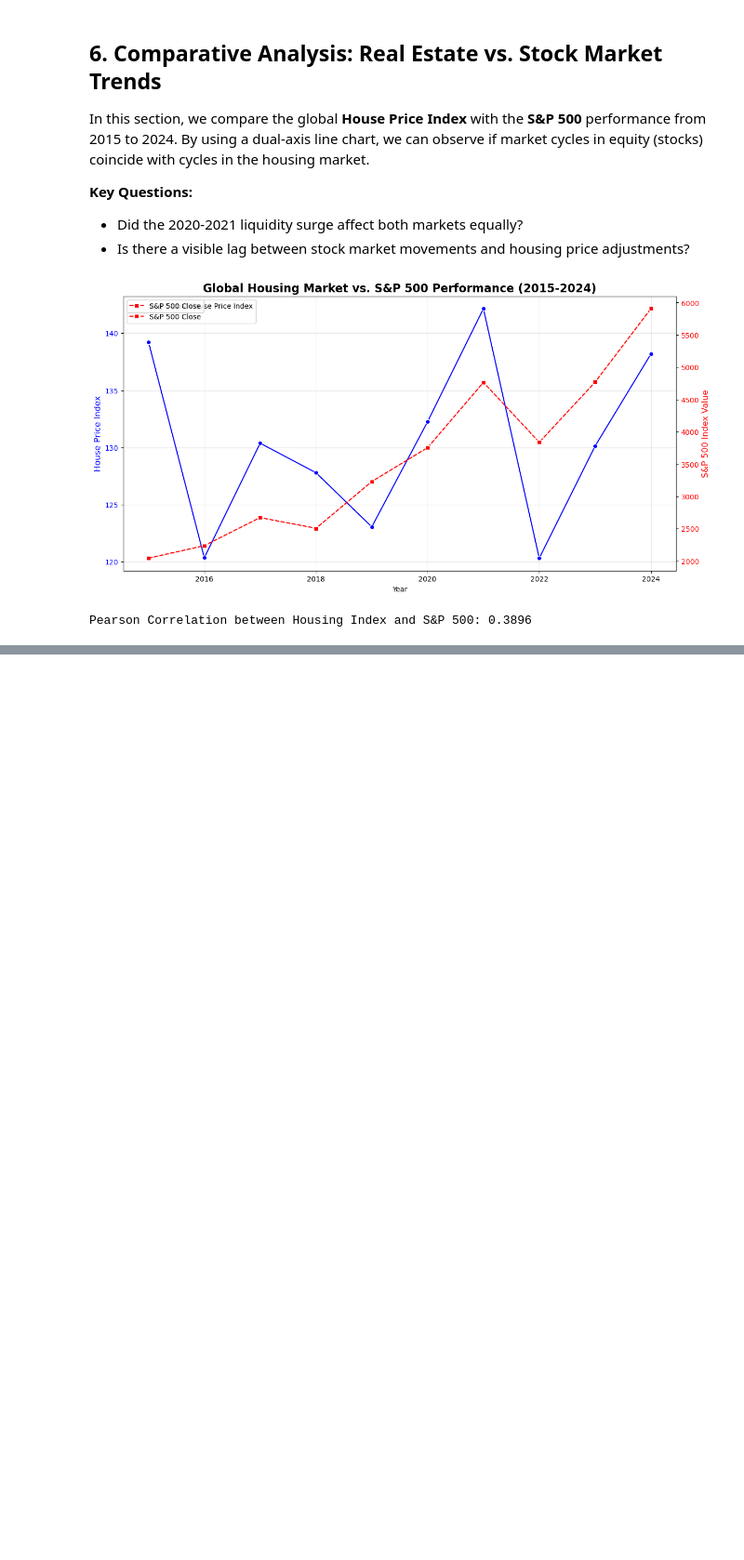
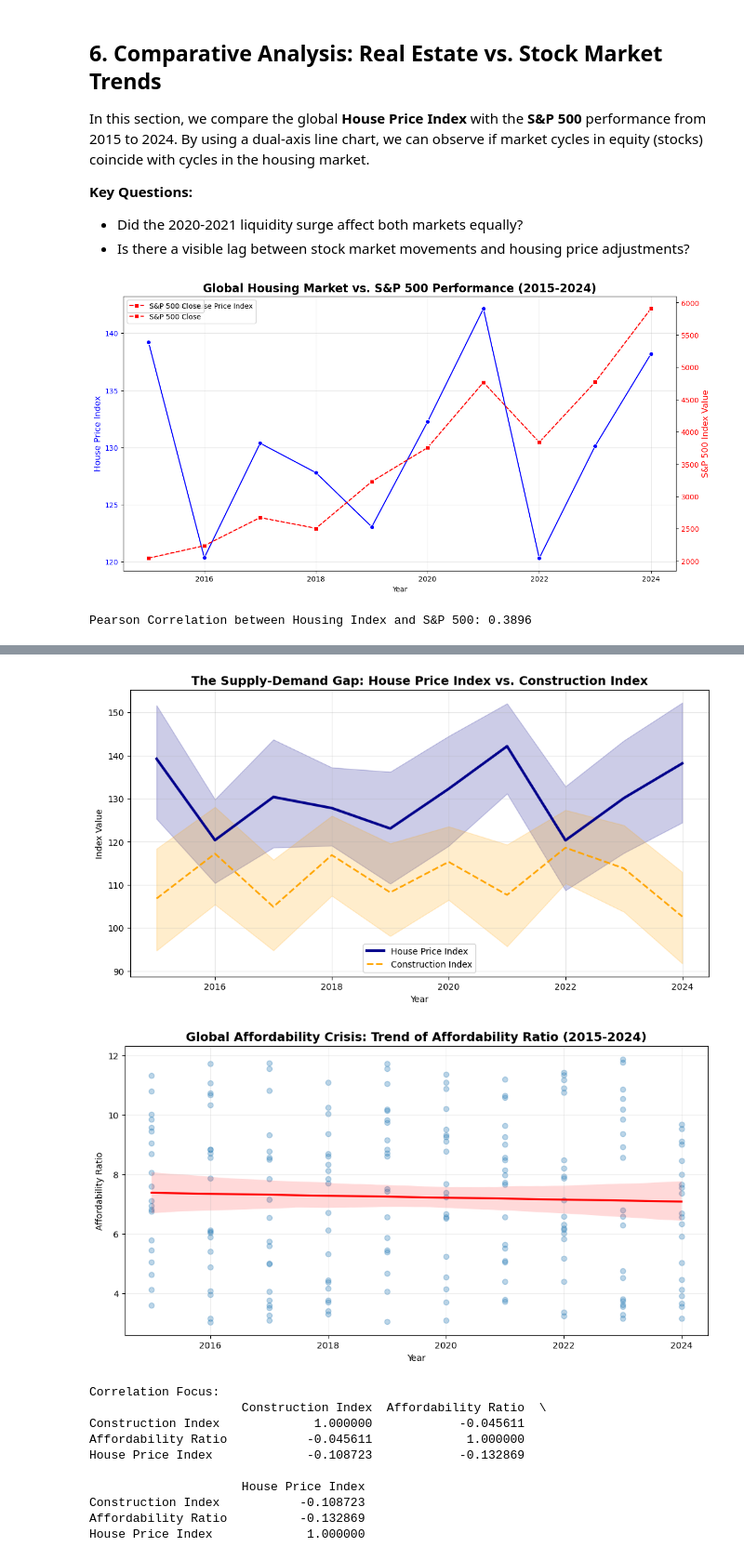
Before and after one commit to DimovDimo/impact-of-economic-indicators-on-properties, a Jupyter notebook: Impact of economic indicators on properties.ipynb, the cells around one changed output, grey strips where cells are left out. Shown at 93% size. Saved outputs shown, nothing was run; the diff lists cells and outputs as text; code cells hidden in the pictures; blank space fills up the shorter version.

Commit message:
Analysis: Deep dive into Construction Index and Affordability Ratio trends

```diff
--- a/Impact of economic indicators on properties.ipynb
+++ b/Impact of economic indicators on properties.ipynb
@@ -267,0 +277,44 @@ Pearson Correlation between Housing Index and S&P 500: 0.3896
+# %%
+# --- Deep Dive Analysis: Construction and Affordability ---
+import matplotlib.pyplot as plt
+import seaborn as sns
+
+# 1. Supply vs. Price: Comparing Construction Index and House Price Index
+plt.figure(figsize=(12, 6))
+sns.lineplot(data=df_combined, x='Year', y='House Price Index', label='House Price Index', color='darkblue', linewidth=3)
+sns.lineplot(data=df_combined, x='Year', y='Construction Index', label='Construction Index', color='orange', linestyle='--', linewidth=2)
+
+plt.title('The Supply-Demand Gap: House Price Index vs. Construction Index', fontsize=14, fontweight='bold')
+plt.ylabel('Index Value')
+plt.xlabel('Year')
+plt.legend()
+plt.grid(True, alpha=0.3)
+plt.show()
+
+# 2. The Affordability Crisis: Global Trend of Affordability Ratio
+plt.figure(figsize=(12, 6))
+sns.regplot(data=df_combined, x='Year', y='Affordability Ratio', scatter_kws={'alpha':0.3}, line_kws={'color':'red'})
+
+plt.title('Global Affordability Crisis: Trend of Affordability Ratio (2015-2024)', fontsize=14, fontweight='bold')
+plt.ylabel('Affordability Ratio')
+plt.xlabel('Year')
+plt.grid(True, alpha=0.2)
+plt.show()
+
+# 3. Statistical Insight: Correlation between Supply and Affordability
+supply_afford_corr = df_combined[['Construction Index', 'Affordability Ratio', 'House Price Index']].corr()
+print("Correlation Focus:")
+print(supply_afford_corr)
+# %% [output]
+[figure, added]
+[figure, added]
+Correlation Focus:
+                     Construction Index  Affordability Ratio  \
+Construction Index             1.000000            -0.045611
+Affordability Ratio           -0.045611             1.000000
+House Price Index             -0.108723            -0.132869
+
+                     House Price Index
+Construction Index           -0.108723
+Affordability Ratio          -0.132869
+House Price Index             1.000000
```
Also changed, not shown: parts of 1 cell of this notebook.
